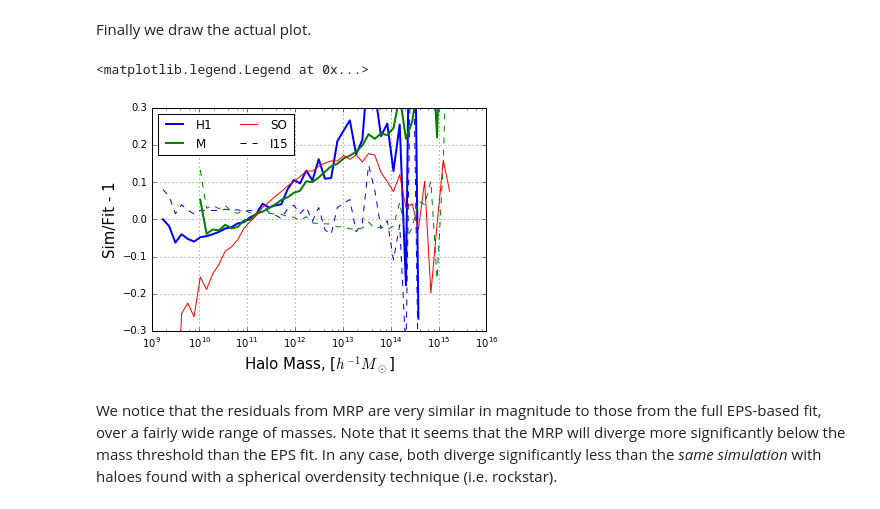
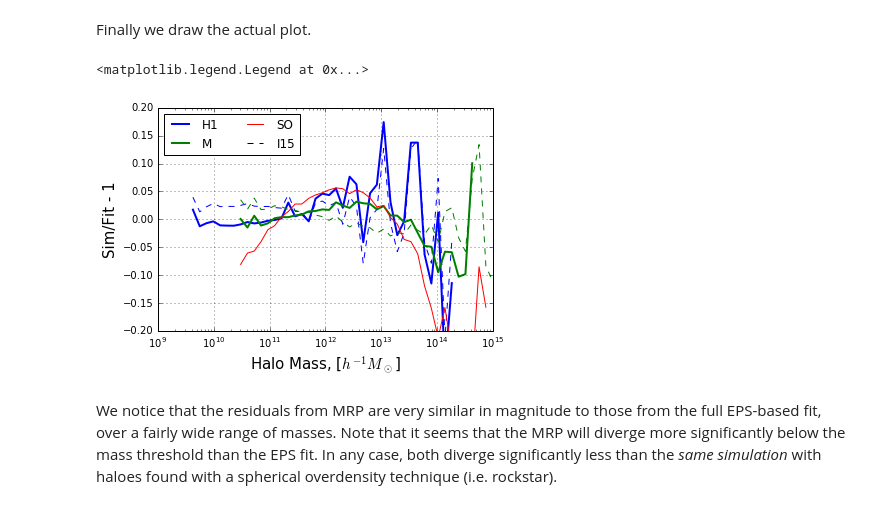
Before and after one commit to steven-murray/mrpy, a Jupyter notebook: docs/examples/fit_simulation_suite.ipynb, the cells around one changed output. Drawn from its saved outputs; the diff is of its cells as text; code cells hidden in the pictures.

```diff
--- a/docs/examples/fit_simulation_suite.ipynb
+++ b/docs/examples/fit_simulation_suite.ipynb
@@ -111,6 +116,6 @@ def get_raw_data(sims=['h1','m'],ftype="fof"):
     return m,nm
 # %%
-m,nm = get_raw_data(['h1','m'])
+m,nm = get_raw_data(['h1','m'],mmin=[2.75e9,2.2e10])
 print "Total number of haloes: ", np.sum([np.sum(x) for x in nm])
 print "Total number of *unique* haloes: ", np.sum([len(x) for x in m])
 weights = [nm[0]/140.0**3, nm[1]/560.0**3]
@@ -123,8 +128,8 @@ Total number of *unique* haloes:  142150
 The biggest decision we face when fitting with MCMC is to choose the scaling. Typically, we suggest using a scaling of 1 if there are a lot of haloes in the sample, and 0 if there are few. Sometimes a value in between might be more optimal. In this case, we have a lot of halos, so we will use a scaling of 1.
 # %%
 # Create the fitting class instance. This will have uniform priors.
-fitobj = PerObjFit(bins,counts,#weight_scale=1,
-                    alpha_bounds = (-1.99,-1.5), hs_bounds=(12,16),beta_bounds=(0.2,1.5),lnA_bounds=(-60,60))
+fitobj = PerObjFit(m,nm,V=[140.0**3,560.0**3],#weight_scale=1,
+                   alpha_bounds = (-1.99,-1.5), hs_bounds=(12,16),beta_bounds=(0.2,1.5),lnA_bounds=(-60,60))
 # %%
 downhill_res = fitobj.run_downhill()
 # %%
@@ -273,22 +272,24 @@ def bin_masses(masses,nm, V, bins=50):
     hist, edges = np.histogram(np.log10(masses), bins,weights=nm)
     centres = (edges[1:] + edges[:-1]) / 2
     dx = centres[1] - centres[0]
-    hist = hist.astype("float") / (10 ** centres * float(V) * dx * np.log(10))
+    dn = hist.astype("float") / (10 ** centres  *float(V)* dx * np.log(10))#
 
     try:
         hist0 = np.where(hist != 0)[0][0]
+        dn[hist0] = 0
         hist[hist0] = 0
     except IndexError:
         pass
 
     try:
         histN = np.where(hist != 0)[0][-1]
+        dn[histN] = 0
         hist[histN] = 0
     except IndexError:
         pass
 
-    hist[hist == 0] = np.nan
-    return centres, hist
+    dn[hist == 0] = np.nan
+    return centres, dn, hist
 
 
 # Calculate the total mmin and mmax for all sims in the suite
@@ -301,8 +302,11 @@ bin_centres = (bins[1:] + bins[:-1])/2
 
 # Generate the dn/dm from the sims
 dndm = []
+hist = []
 for mi,nmi,L in zip(m,nm,[140.0,560.0]):
-    dndm.append(bin_masses(mi,nmi,L**3,bins)[1])
+    _,dn,h = bin_masses(mi,nmi,L**3,bins)
+    dndm.append(dn)
+    hist.append(h)
 
 # Save the mean of the data
 #mean = np.mean(chain,axis=(0,1))
@@ -318,7 +322,13 @@ for mi,nmi,L in zip(m,nm,[140.0,560.0]):
 
 # # The final best-fit object.
 # fit = MRP(logm = bin_centres,logHs=mean[0],alpha=mean[1],beta=mean[2],norm=req_a)
-fit = MRP(logm = bin_centres,logHs=downhill_res[0].x[0],alpha=downhill_res[0].x[1],beta=downhill_res[0].x[2],norm=downhill_res[0].x[3] - np.log(560.0**3))
+norm = downhill_res[0].x[3] - np.log(140.0**3)
+fit = MRP(logm = bin_centres,logHs=downhill_res[0].x[0],alpha=downhill_res[0].x[1],beta=downhill_res[0].x[2],norm=norm)
+
+mean = np.mean(chain[:,150:,:],axis=(0,1))
+norm2 = mean[3] - np.log(140.0**3)
+#norm2 = fitobj.get_norm(mean,[140.0**3,560.0**3])
+fit2 = MRP(logm = bin_centres,logHs=mean[0],alpha=mean[1],beta=mean[2],norm=norm2)
 # %% [markdown]
 Along with the best-fit MRP, we want to show the published mass function of the data, which we get from the hmf package.
 # %%
@@ -331,7 +341,7 @@ h = MassFunction(hmf_model="Ishiyama", cosmo_params={"Om0":0.31, "Ob0":0.048, "H
 We'll also plot the Rockstar-derived mass function on the same plot, to gauge the relative differences between the MRP fit and the effects of the halo finder
 # %%
 # Import all rockstar data
-mrock, nmrock = get_raw_data(sims=['m'],ftype="so")
+mrock, nmrock = get_raw_data(sims=['m'],ftype="so",mmin=[2.2e10])
 
 # Generate the dn/dm from the sim
 dndm_rock = bin_masses(mrock,nmrock,560.**3,bins)[1]
@@ -340,32 +350,37 @@ Finally we draw the actual plot.
 # %%
 
 for i,(dn,label,col) in enumerate(zip(dndm,
                                       ["H1","M"],
                                       ["b",'g'])):
-    # Residuals to MRP
-    plt.plot(10**bin_centres,dn/fit.dndm() - 1,label=label,color=col,lw=2)
+    # Residuals to MRP. Mask trailing bits so that poisson noise doesn't dominate the view
+    frac = (dn/fit.dndm()) - 1
+    plt.plot(10**bin_centres[np.abs(frac)<0.3],frac[np.abs(frac)<0.3],label=label,color=col,lw=2)
+    #plt.plot(10**bin_centres[:-2],(dn/fit2.dndm())[:-1] - 1,label=label,color='m',lw=2)
 
     # Residuals to published function
-    plt.plot(10**bin_centres, dn/h.dndm -1, ls="--",color=col)
+    frac = dn/h.dndm -1
+    plt.plot(10**bin_centres[np.abs(frac)<0.3], frac[np.abs(frac)<0.3], ls="--",color=col)
 
 # Rsidual of Rockstar to MRP
-plt.plot(10**bin_centres,dndm_rock/fit.dndm() -1, color="r",label="SO")
+frac = dndm_rock/fit.dndm() -1
+plt.plot(10**bin_centres[np.abs(frac)<0.3],frac[np.abs(frac)<0.3], color="r",label="SO")
 
 # Legend item for I15 fit
 plt.plot([0],[0],label="I15",ls="--",color="k")
 
 # PLOT STYLING
 plt.xscale('log')
 plt.grid(True)
-plt.ylim((-0.3,0.3))
+plt.ylim((-0.2,0.2))
+#plt.ylim((-0.05,0.05))
 plt.xlabel(r"Halo Mass, [$h^{-1}M_\odot$]",fontsize=15)
 plt.ylabel("Sim/Fit - 1",fontsize=15)
 plt.legend(loc=0,ncol=2)
 
 # Save for the paper!
 #plt.savefig("../../../mrpArticle/figures/n2gc_fof_simul.pdf")
 # %% [output]
 <matplotlib.legend.Legend at 0x...>
-[figure, old version]
+[figure, new version]
 # %% [markdown]
 We notice that the residuals from MRP are very similar in magnitude to those from the full EPS-based fit, over a fairly wide range of masses. Note that it seems that the MRP will diverge more significantly below the mass threshold than the EPS fit. In any case, both diverge significantly less than the *same simulation* with haloes found with a spherical overdensity technique (i.e. rockstar).
```
Also changed, not shown: parts of 22 cells of this notebook, 1 other file.
